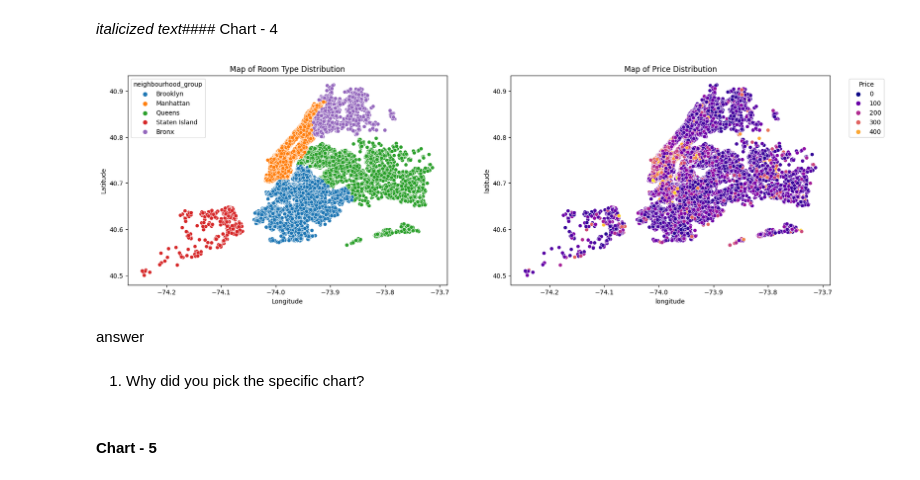
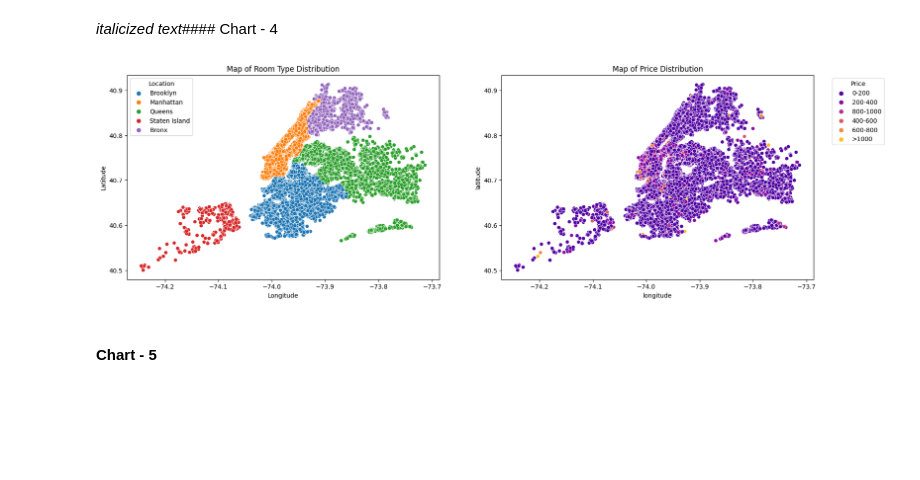
Before and after one commit to Sharik2610/Air-Bnb-Booking-Analysis---EDA, a Jupyter notebook: EDA_ON_AIRBNB_by_sharik.ipynb, the cells around one changed output. Cells and saved outputs as stored; diff of their text form; code cells hidden in the pictures; blank space fills up the shorter version.

```diff
--- a/EDA_ON_AIRBNB_by_sharik.ipynb
+++ b/EDA_ON_AIRBNB_by_sharik.ipynb
@@ -256,6 +256,11 @@ def get_price_range(pr):
   return price_range
 # %%
 airbnb['price_range'] = airbnb.apply(lambda x: get_price_range(x['price']), axis= 1)
+# %%
+# renaming some column name for better understanding
+
+# create a dictionary of old column names as keys and new column names as values
+airbnb.rename(columns= {'neighbourhood_group': 'Location', 'neighbourhood': 'Area'},inplace=True)
 # %%
 #check the dataset now
 airbnb
@@ -377,37 +387,32 @@ answer here.
 # %%
 # Chart - 4: Plot between Map of Property Type Distribution vs Map of Price Distribution
 
 # Create a figure with two subplots
 fig, axs = plt.subplots(nrows=1, ncols=2, figsize=(20, 6))
 
 # Plot first subplot
-sns.scatterplot(ax=axs[0], x='longitude', y='latitude', hue='neighbourhood_group', data=airbnb)
+sns.scatterplot(ax=axs[0], x='longitude', y='latitude', hue='Location', data=airbnb)
 
 axs[0].set_title("Map of Room Type Distribution", {'fontsize': 12, 'fontweight': 15})
 
 # Set label
 axs[0].set_xlabel('Longitude', {'fontsize': 10, 'fontweight': 12})
 axs[0].set_ylabel('Latitude', {'fontsize': 10, 'fontweight': 12})
 
-# Filter data
-#airbnb_filtered = airbnb[airbnb.price < 500]
+
 
 # Plot second subplot
-sns.scatterplot(ax=axs[1], data=airbnb[airbnb.price<500], x="longitude", y="latitude", hue="price", palette="plasma")
+sns.scatterplot(ax=axs[1], data=airbnb, x="longitude", y="latitude", hue="price_range", palette="plasma")
 axs[1].legend(title="Price", bbox_to_anchor=(1.05, 1), loc=2)
 axs[1].set_title("Map of Price Distribution", {'fontsize': 12, 'fontweight': 15})
 
 # Set title
 axs[0].set_xlabel('Longitude', {'fontsize': 10, 'fontweight': 12})
 axs[0].set_ylabel('Latitude', {'fontsize': 10, 'fontweight': 12})
 # Display the figure
 plt.show()
 # %% [output]
-[figure, old version]
+[figure, new version]
-# %% [markdown]
-answer
-# %% [markdown]
-1. Why did you pick the specific chart?
 # %% [markdown]
 #### Chart - 5
 # %%
```
Also changed, not shown: parts of 52 cells of this notebook.
